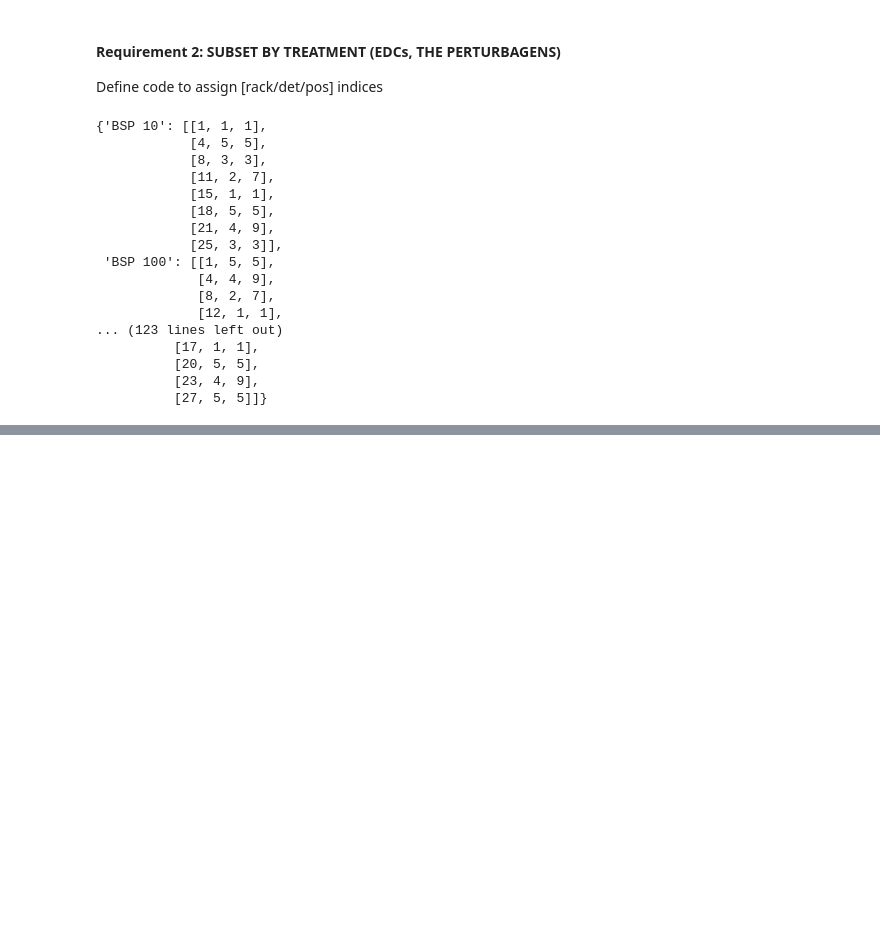
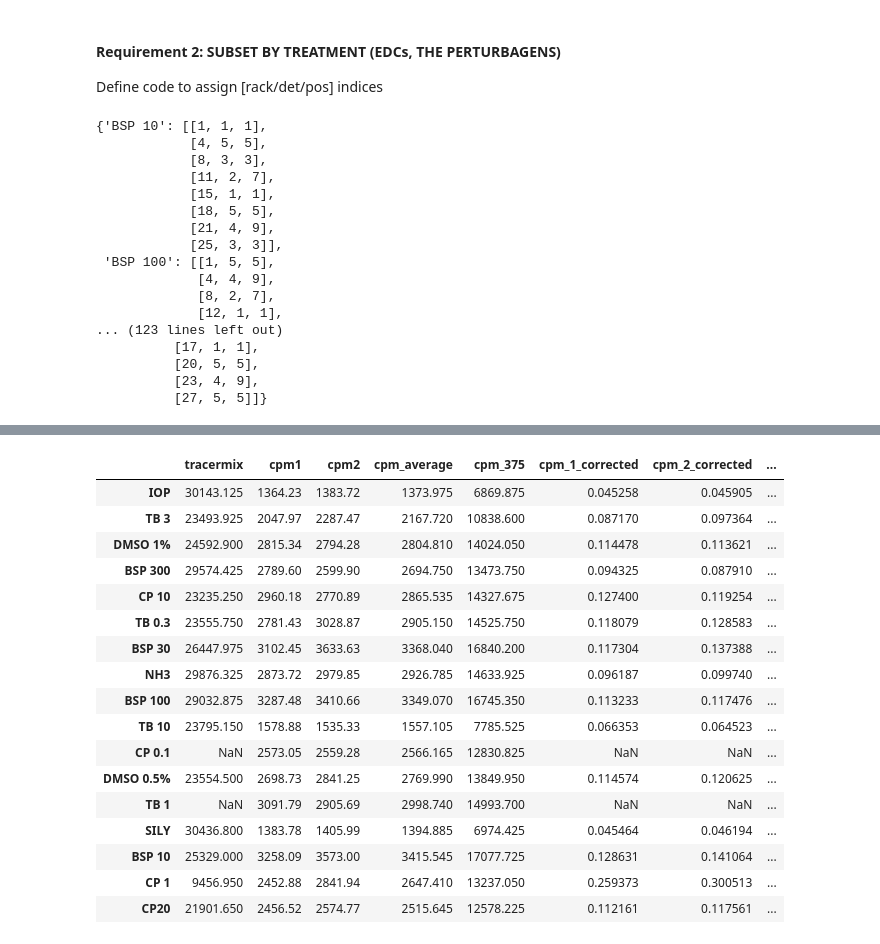
Before and after one commit to jmillanacosta/VHP4Safety2.4_1.1, a Jupyter notebook: 00_explore_uptake.ipynb, the cells around one changed output, grey strips where cells are left out. Drawn from its saved outputs; the diff is of its cells as text; code cells hidden in the pictures; blank space fills up the shorter version.

```diff
--- a/00_explore_uptake.ipynb
+++ b/00_explore_uptake.ipynb
@@ -381,0 +842,6 @@ raw_df.sample(3)
+# %%
+raw_df["substrate"] = raw_df.apply(
+    lambda row: get_condition(row, substrate), axis=1
+)
+#raw_df.dropna(subset=["perturbagen"], inplace=True)
+raw_df.sample(3)
@@ -428,0 +1265,48 @@ raw_df.sample(3)
+# %%
+def get_subs_edcs_cell_cpms(raw_df, substrate_name, original_vol, new_vol, cell_type, edcs_df, substrate_df):
+    df = edcs_df[[f"cpm_{new_vol}"]].copy()
+    df.columns = ['tracermix']
+    filtered_raw_df = raw_df[(raw_df['substrate'] == substrate_name) & (raw_df['cell_type'] == cell_type)]
+
+    df = df.join(
+        get_edcs_cpms(
+            raw_df,
+            substrate_name,
+            cell_type,
+            original_vol,
+            new_vol,
+        ),
+        lsuffix='_left',
+        rsuffix='_right'
+    )
+    df = df.replace('', None).astype(float)
+    df['cpm_1_corrected'] = df['cpm1'] / df['tracermix']
+    df["cpm_2_corrected"] = df["cpm2"] / df["tracermix"]
+    df['average_cpm_corrected'] = df[['cpm_1_corrected', 'cpm_2_corrected']].mean(axis=1)
+    df['uptake 1 tov DMSO'] = df['cpm_1_corrected'] / df.loc['DMSO 0.5%', 'average_cpm_corrected']
+    df['uptake 2 tov DMSO'] = df['cpm_2_corrected'] / df.loc['DMSO 1%', 'average_cpm_corrected']
+    df['avg uptake'] = df[['uptake 1 tov DMSO', 'uptake 2 tov DMSO']].mean(axis=1)
+    df['std uptake'] = df[['uptake 1 tov DMSO', 'uptake 2 tov DMSO']].std(axis=1)
+    return df
+
+h4t3 = get_subs_edcs_cell_cpms(raw_df, 't3', 75, 375, 'h4', edcs_df_t3, bg)
+h4t3
+# %% [output]
+|  | tracermix | cpm1 | cpm2 | cpm_average | cpm_375 | cpm_1_corrected | cpm_2_corrected | ... |
+| IOP | 30143.125 | 1364.23 | 1383.72 | 1373.975 | 6869.875 | 0.045258 | 0.045905 | ... |
+| TB 3 | 23493.925 | 2047.97 | 2287.47 | 2167.720 | 10838.600 | 0.087170 | 0.097364 | ... |
+| DMSO 1% | 24592.900 | 2815.34 | 2794.28 | 2804.810 | 14024.050 | 0.114478 | 0.113621 | ... |
+| BSP 300 | 29574.425 | 2789.60 | 2599.90 | 2694.750 | 13473.750 | 0.094325 | 0.087910 | ... |
+| CP 10 | 23235.250 | 2960.18 | 2770.89 | 2865.535 | 14327.675 | 0.127400 | 0.119254 | ... |
+| TB 0.3 | 23555.750 | 2781.43 | 3028.87 | 2905.150 | 14525.750 | 0.118079 | 0.128583 | ... |
+| BSP 30 | 26447.975 | 3102.45 | 3633.63 | 3368.040 | 16840.200 | 0.117304 | 0.137388 | ... |
+| NH3 | 29876.325 | 2873.72 | 2979.85 | 2926.785 | 14633.925 | 0.096187 | 0.099740 | ... |
+| BSP 100 | 29032.875 | 3287.48 | 3410.66 | 3349.070 | 16745.350 | 0.113233 | 0.117476 | ... |
+| TB 10 | 23795.150 | 1578.88 | 1535.33 | 1557.105 | 7785.525 | 0.066353 | 0.064523 | ... |
+| CP 0.1 | NaN | 2573.05 | 2559.28 | 2566.165 | 12830.825 | NaN | NaN | ... |
+| DMSO 0.5% | 23554.500 | 2698.73 | 2841.25 | 2769.990 | 13849.950 | 0.114574 | 0.120625 | ... |
+| TB 1 | NaN | 3091.79 | 2905.69 | 2998.740 | 14993.700 | NaN | NaN | ... |
+| SILY | 30436.800 | 1383.78 | 1405.99 | 1394.885 | 6974.425 | 0.045464 | 0.046194 | ... |
+| BSP 10 | 25329.000 | 3258.09 | 3573.00 | 3415.545 | 17077.725 | 0.128631 | 0.141064 | ... |
+| CP 1 | 9456.950 | 2452.88 | 2841.94 | 2647.410 | 13237.050 | 0.259373 | 0.300513 | ... |
+| CP20 | 21901.650 | 2456.52 | 2574.77 | 2515.645 | 12578.225 | 0.112161 | 0.117561 | ... |
```
Also changed, not shown: parts of 29 cells of this notebook.
